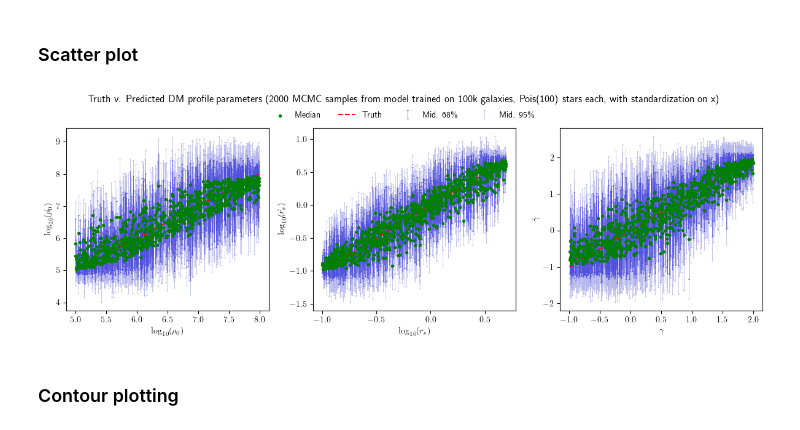
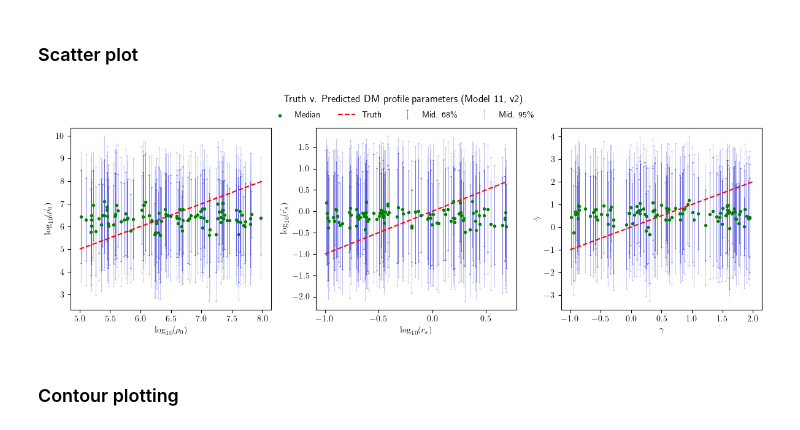
Before and after one commit to Anodymous1/suds, a Jupyter notebook: model_training.ipynb, the cells around one changed output. Cells and saved outputs as stored; diff of their text form; code cells hidden in the pictures.

Commit message:
model 11, 12

```diff
--- a/model_training.ipynb
+++ b/model_training.ipynb
@@ -259,7 +259,7 @@ k._summary["best_validation_log_prob"]
 Optuna results
 # %%
 
-with open('./model/tune_maf(poisson).pkl', 'rb') as file:
+with open('./model_11/tune_model_11_str_200k.pkl', 'rb') as file:
     # Load the object from the file
     result = pickle.load(file)
 # %%
@@ -453,19 +449,19 @@ def evaluate_model(theta, medians):
 # %% [markdown]
 #### Random stared
 # %%
-with open("./model 8/samples_model_8_g1000.pkl", "rb") as file:
+with open("./model_11/samples_model_11_test.pkl", "rb") as file:
     post = pickle.load(file)
 
-medians = np.zeros((1000,4))
+medians = np.zeros((100,4))
 for i, th in enumerate(post):
     medians[i,:] = np.median(th, axis=0)
 # %%
-test_theta_raw = np.array(pd.read_csv("./data/test_theta.csv", header=None))
+test_theta_raw = np.array(pd.read_csv("./model_11/test_theta.csv", header=None))
 _, index= np.unique(test_theta_raw, axis=0, return_index=True)
 
 index.sort()
 
-test_theta = test_theta_raw[index][:1000]
+test_theta = test_theta_raw[index][:100]
 # %%
 evaluate_model(test_theta, medians)
 # %% [output]
@@ -652,15 +648,15 @@ test_theta_raw.shape
 # %% [markdown]
 ### Scatter plot
 # %%
-with open("./model 8/samples_model_8_g1000.pkl", "rb") as file:
+with open("./model_11/samples_model_11_test.pkl", "rb") as file:
     post = pickle.load(file)
 
-test_theta_raw = np.array(pd.read_csv("./data/test_theta.csv", header=None))
+test_theta_raw = np.array(pd.read_csv("./model_11/test_theta.csv", header=None))
 _, index= np.unique(test_theta_raw, axis=0, return_index=True)
 
 index.sort()
 
-test_theta = test_theta_raw[index][:1000]
+test_theta = test_theta_raw[index][:100]
 # %%
 x = test_theta
 y = np.quantile(post, [0.025, 0.16, 0.5, 0.84, 0.975], axis=1)
@@ -705,35 +701,35 @@ for i, ax in enumerate(axs):
     ax.errorbar(plt_x, plt_y,
                 yerr=y_error_95[:,i],
                 fmt='none',
                 ecolor=(180/255,180/255,237/255),
                 capsize=1,
                 elinewidth=0.5,
                 label='Mid. 95\%',
                 zorder=1)
 
         # Truth
     true_x = [dom_min[i], dom_max[i]]
 
     ax.plot(true_x, true_x, color="red", linestyle = "--", label="Truth")
 
     ax.set_ylabel(y_titles[i])
     ax.set_xlabel(x_titles[i])
 
-fig.suptitle("Truth v. Predicted DM profile parameters (2000 MCMC samples from model trained on 100k galaxies, Pois(100) stars each, with standardization on x)", y=1.02)
+fig.suptitle("Truth v. Predicted DM profile parameters (Model 11, v2)", y=1.02)
 handles, labels = axs[0].get_legend_handles_labels()
 fig.legend(
     handles,
     labels,
     loc="upper center",
     ncol=4,
     frameon=False,
     bbox_to_anchor=(0.5, 0.98)
 
 )
 plt.tight_layout()
 plt.show()
 # %% [output]
-[figure, old version]
+[figure, new version]
 # %% [markdown]
 ### Contour plotting
 # %% [markdown]
```
Also changed, not shown: parts of 5 cells of this notebook, 28 other files.
